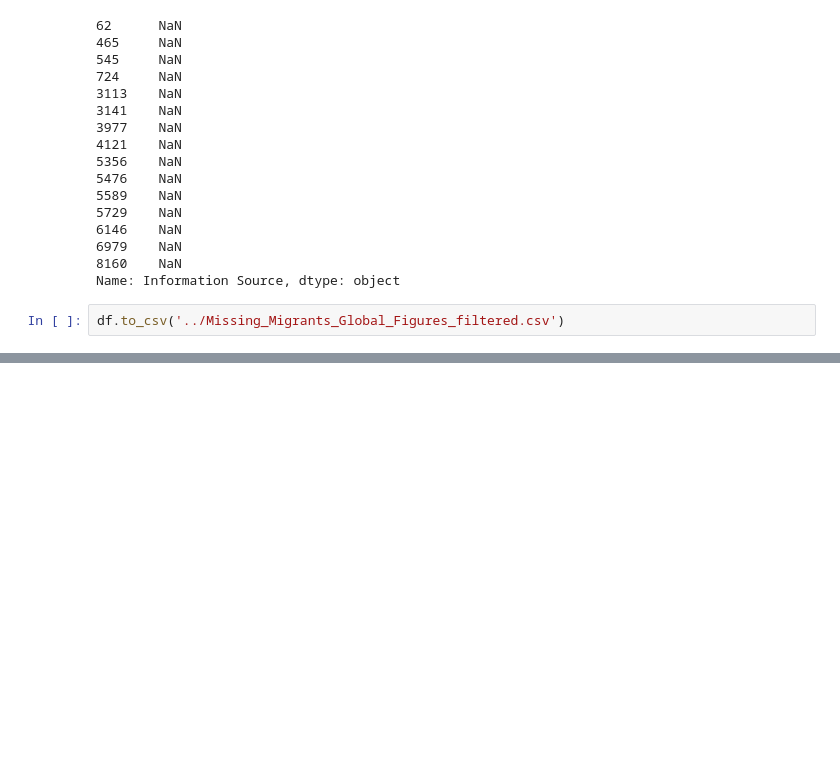
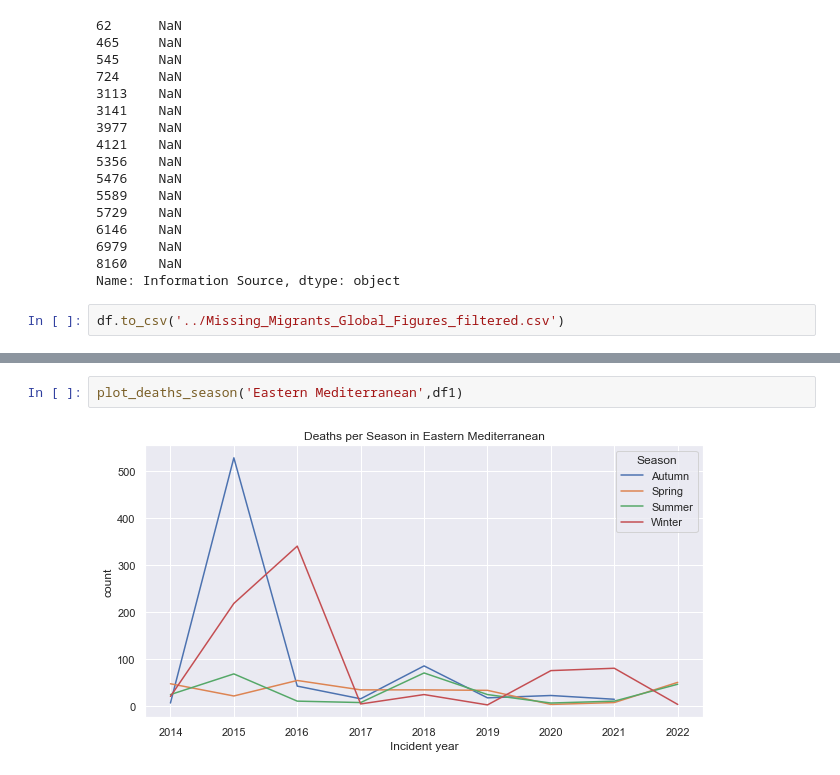
Before and after one commit to citlali-trigos-raczkowski/migrant-data-visualization, a Jupyter notebook: exploration/SebasExploration.ipynb, the cells around one changed output, grey strips where cells are left out. Saved outputs shown, nothing was run; the diff lists cells and outputs as text; blank space fills up the shorter version.

```diff
--- a/exploration/SebasExploration.ipynb
+++ b/exploration/SebasExploration.ipynb
@@ -603,0 +832,4 @@ df.to_csv('../Missing_Migrants_Global_Figures_filtered.csv')
+# %%
+plot_deaths_season('Eastern Mediterranean',df1)
+# %% [output]
+[figure, added]
```
Also changed, not shown: parts of 30 cells of this notebook.
